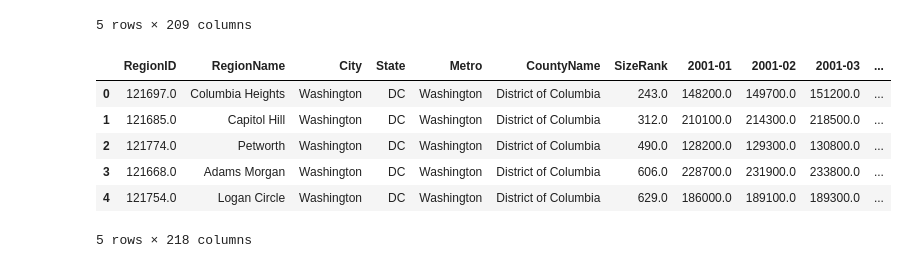
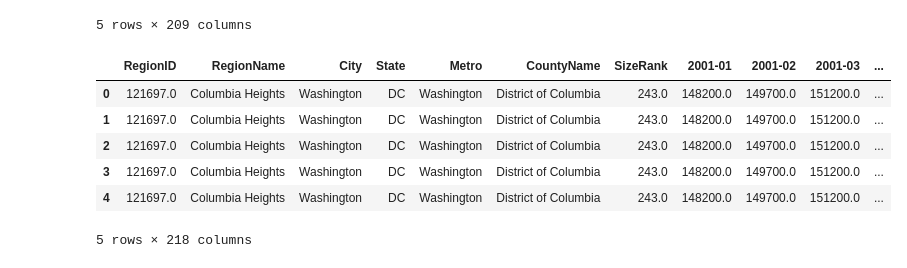
Before and after one commit to arnenewman11/project-one, a Jupyter notebook: neighborhood_mapping1.ipynb, the cells around one changed output. Saved outputs shown, nothing was run; the diff lists cells and outputs as text; code cells hidden in the pictures.

```diff
--- a/neighborhood_mapping1.ipynb
+++ b/neighborhood_mapping1.ipynb
@@ -272,15 +271,15 @@ zillow_df.head()
 | 4 | 121806 | Washington Highlands | Washington | DC | Washington | District of Columbia | 620 | 94400.0 | 94200.0 | 95200.0 | ... |
 5 rows × 209 columns
 # %%
-merge_df = pd.merge(zillow_df, stations_df, how = 'right', left_on = 'RegionName', right_on = 'Neighborhood')
+merge_df = pd.merge(zillow_df, stations, how = 'right', left_on = 'RegionName', right_on = 'Neighborhood')
 merge_df.head()
 # %% [output]
 |  | RegionID | RegionName | City | State | Metro | CountyName | SizeRank | 2001-01 | 2001-02 | 2001-03 | ... |
 | 0 | 121697.0 | Columbia Heights | Washington | DC | Washington | District of Columbia | 243.0 | 148200.0 | 149700.0 | 151200.0 | ... |
-| 1 | 121685.0 | Capitol Hill | Washington | DC | Washington | District of Columbia | 312.0 | 210100.0 | 214300.0 | 218500.0 | ... |
-| 2 | 121774.0 | Petworth | Washington | DC | Washington | District of Columbia | 490.0 | 128200.0 | 129300.0 | 130800.0 | ... |
-| 3 | 121668.0 | Adams Morgan | Washington | DC | Washington | District of Columbia | 606.0 | 228700.0 | 231900.0 | 233800.0 | ... |
-| 4 | 121754.0 | Logan Circle | Washington | DC | Washington | District of Columbia | 629.0 | 186000.0 | 189100.0 | 189300.0 | ... |
+| 1 | 121697.0 | Columbia Heights | Washington | DC | Washington | District of Columbia | 243.0 | 148200.0 | 149700.0 | 151200.0 | ... |
+| 2 | 121697.0 | Columbia Heights | Washington | DC | Washington | District of Columbia | 243.0 | 148200.0 | 149700.0 | 151200.0 | ... |
+| 3 | 121697.0 | Columbia Heights | Washington | DC | Washington | District of Columbia | 243.0 | 148200.0 | 149700.0 | 151200.0 | ... |
+| 4 | 121697.0 | Columbia Heights | Washington | DC | Washington | District of Columbia | 243.0 | 148200.0 | 149700.0 | 151200.0 | ... |
 5 rows × 218 columns
 # %%
 merge_df = merge_df.dropna(subset=['RegionName'])
```
Also changed, not shown: parts of 1 cell of this notebook, 2 other files.
